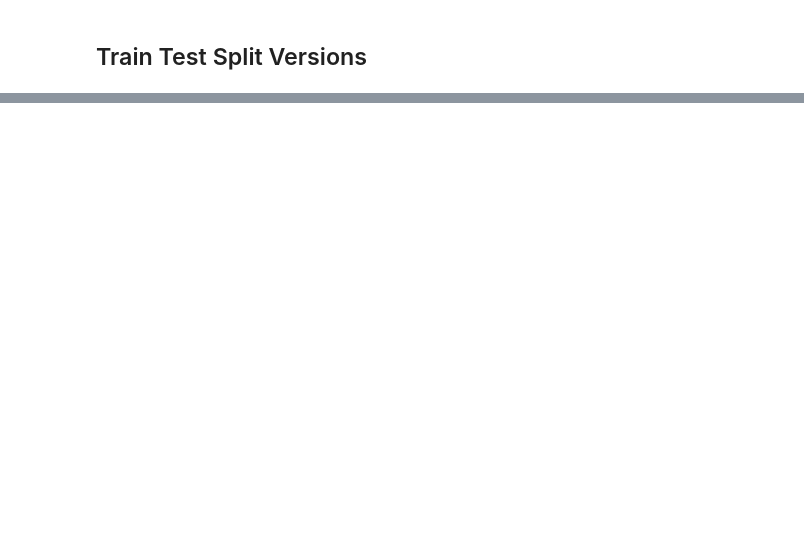
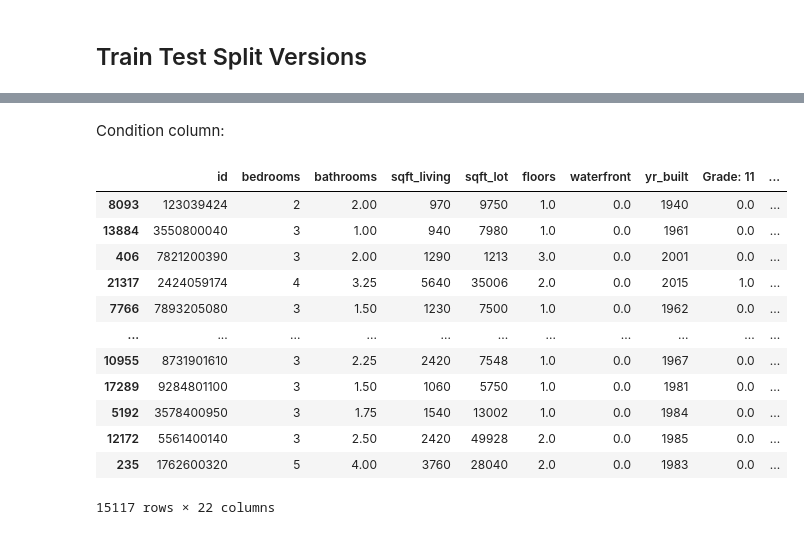
Before and after one commit to UpGoerFive/King-County-Project, a Jupyter notebook: Nathaniel-EDA.ipynb, the cells around one changed output, grey strips where cells are left out. Saved outputs shown, nothing was run; the diff lists cells and outputs as text; code cells hidden in the pictures; blank space fills up the shorter version.

```diff
--- a/Nathaniel-EDA.ipynb
+++ b/Nathaniel-EDA.ipynb
@@ -258,0 +342,30 @@ sns.lineplot(x=X['sqft_living'], y=prediction[:, 0], ax=ax, color='r');
+# %% [markdown]
+Condition column:
+# %%
+condition_train_vals = X_stripped_down_train[['condition']]
+# exactly the same process as for the grade category
+condition_ohe = OneHotEncoder(categories='auto', sparse=False, drop='first')
+condition_ohe.fit(condition_train_vals)
+condition_train_encoded = condition_ohe.transform(condition_train_vals)
+condition_categories = [f"Condition: {cat}" for cat in condition_ohe.categories_[0][1:]]
+# convert to dataframe for ease of use
+condition_train_encoded = pd.DataFrame(condition_train_encoded, columns=condition_categories, index=X_stripped_down_train.index)
+# drop old column
+X_stripped_down_train = X_stripped_down_train.drop("condition", axis=1)
+# add in new columns
+X_stripped_down_train = pd.concat([X_stripped_down_train, condition_train_encoded], axis=1)
+X_stripped_down_train
+# %% [output]
+|  | id | bedrooms | bathrooms | sqft_living | sqft_lot | floors | waterfront | yr_built | Grade: 11 | ... |
+| 8093 | 123039424 | 2 | 2.00 | 970 | 9750 | 1.0 | 0.0 | 1940 | 0.0 | ... |
+| 13884 | 3550800040 | 3 | 1.00 | 940 | 7980 | 1.0 | 0.0 | 1961 | 0.0 | ... |
+| 406 | 7821200390 | 3 | 2.00 | 1290 | 1213 | 3.0 | 0.0 | 2001 | 0.0 | ... |
+| 21317 | 2424059174 | 4 | 3.25 | 5640 | 35006 | 2.0 | 0.0 | 2015 | 1.0 | ... |
+| 7766 | 7893205080 | 3 | 1.50 | 1230 | 7500 | 1.0 | 0.0 | 1962 | 0.0 | ... |
+| ... | ... | ... | ... | ... | ... | ... | ... | ... | ... | ... |
+| 10955 | 8731901610 | 3 | 2.25 | 2420 | 7548 | 1.0 | 0.0 | 1967 | 0.0 | ... |
+| 17289 | 9284801100 | 3 | 1.50 | 1060 | 5750 | 1.0 | 0.0 | 1981 | 0.0 | ... |
+| 5192 | 3578400950 | 3 | 1.75 | 1540 | 13002 | 1.0 | 0.0 | 1984 | 0.0 | ... |
+| 12172 | 5561400140 | 3 | 2.50 | 2420 | 49928 | 2.0 | 0.0 | 1985 | 0.0 | ... |
+| 235 | 1762600320 | 5 | 4.00 | 3760 | 28040 | 2.0 | 0.0 | 1983 | 0.0 | ... |
+15117 rows × 22 columns
```
Also changed, not shown: parts of 35 cells of this notebook.
